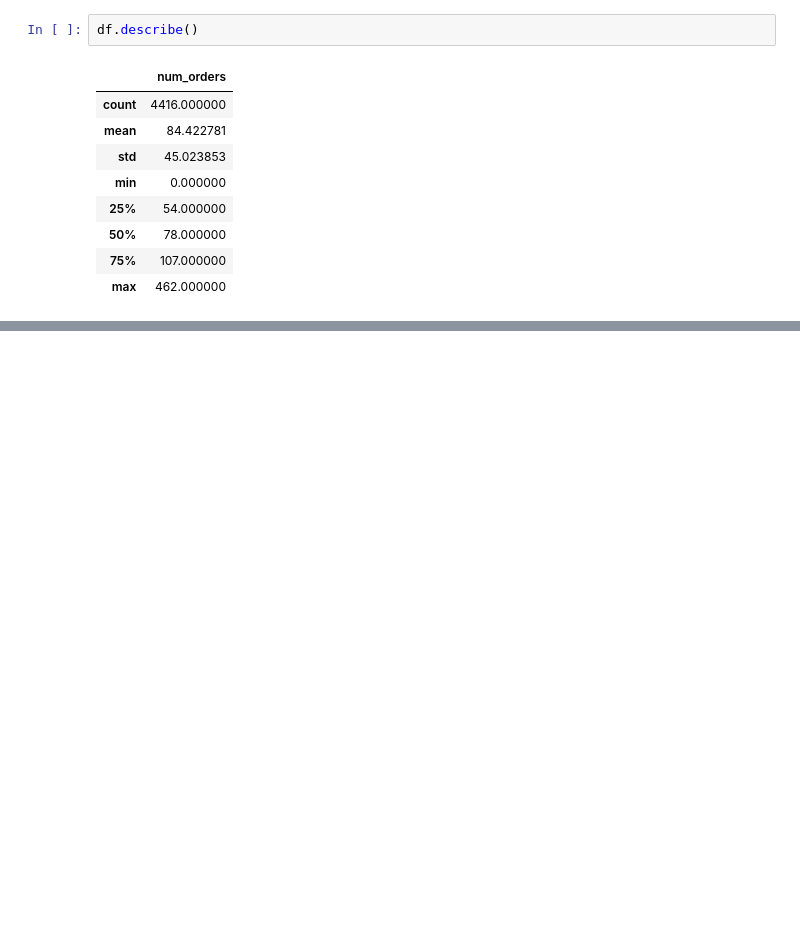
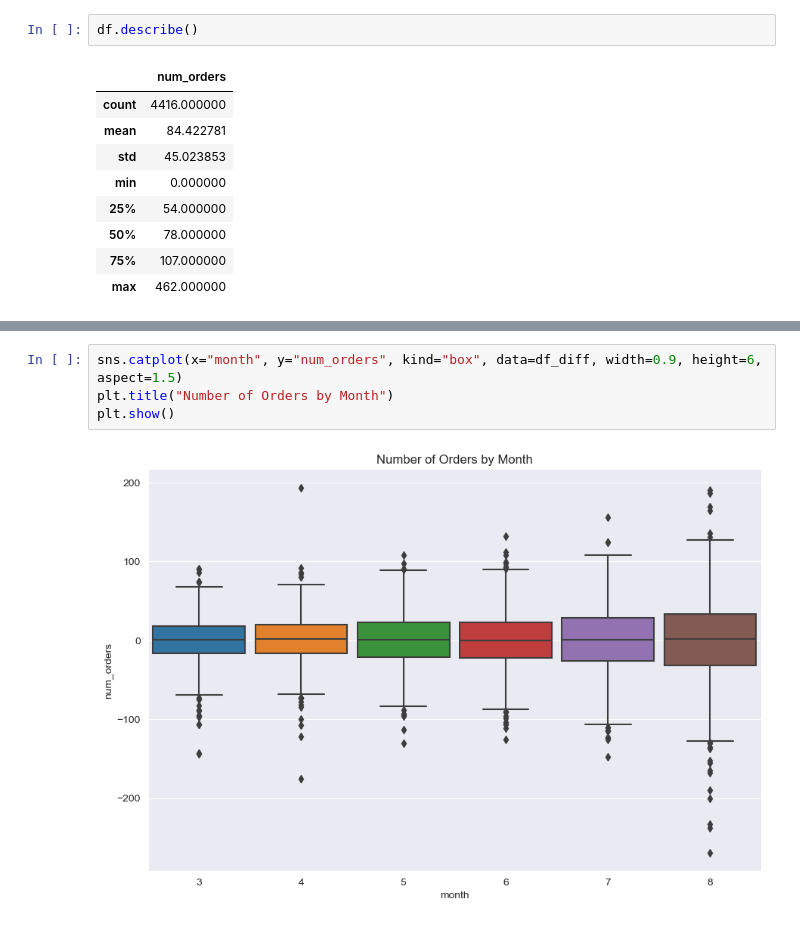
Before and after one commit to Jonathan-Smith-99/Sweet-Lift-Taxi-Time-Series-Prediction, a Jupyter notebook: sprint_13_time_series_taxi_orders_prediction.ipynb, the cells around one changed output, grey strips where cells are left out. Cells and saved outputs as stored; diff of their text form; blank space fills up the shorter version.

```diff
--- a/sprint_13_time_series_taxi_orders_prediction.ipynb
+++ b/sprint_13_time_series_taxi_orders_prediction.ipynb
@@ -163,0 +179,6 @@ plt.show()
+# %%
+sns.catplot(x="month", y="num_orders", kind="box", data=df_diff, width=0.9, height=6, aspect=1.5)
+plt.title("Number of Orders by Month")
+plt.show()
+# %% [output]
+[figure, added]
```
Also changed, not shown: parts of 52 cells of this notebook, 1 other file.
